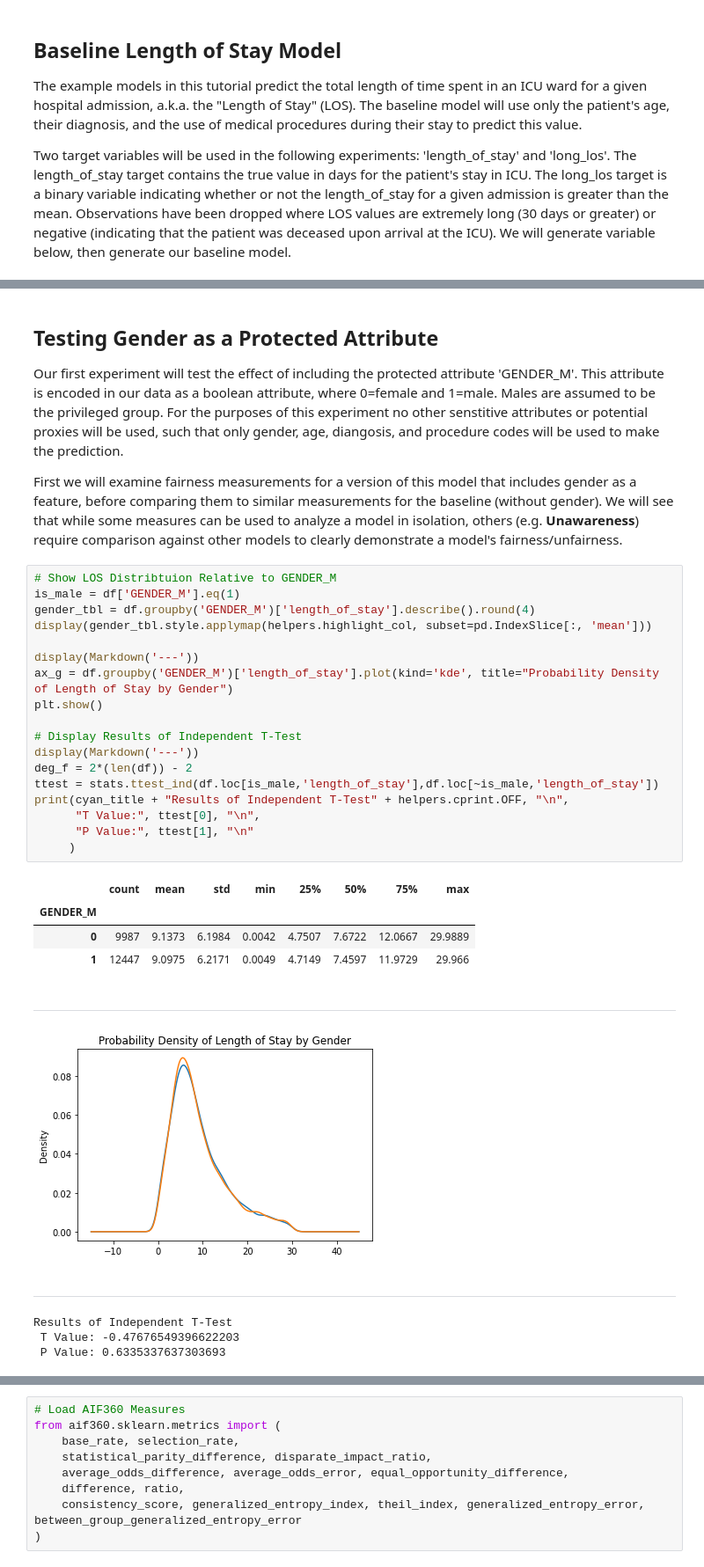
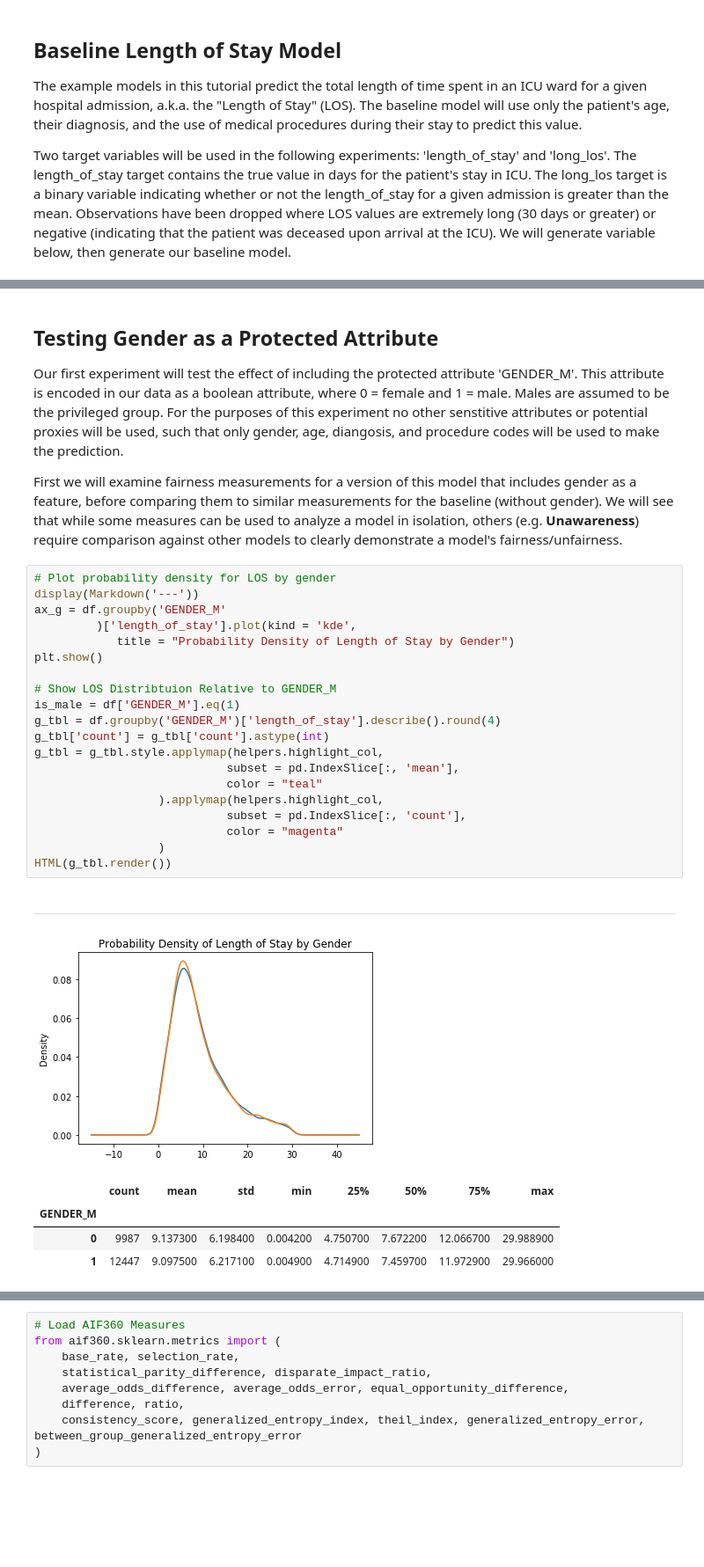
Before and after one commit to KenSciResearch/fairMLHealth, a Jupyter notebook: publications/KDD2020-FairnessInhealthcareML-TutorialNotebook.ipynb, the cells around one changed output, grey strips where cells are left out. Shown: that part at 88% size. Cells and saved outputs as stored; diff of their text form; blank space fills up the shorter version.

```diff
--- a/fairMLHealth/tutorial_and_examples/kdd_fairness_in_healthcare_tutorial.ipynb
+++ b/publications/KDD2020-FairnessInhealthcareML-TutorialNotebook.ipynb
@@ -171,36 +223,34 @@ weighted avg       0.78      0.78      0.78      7404
 # %% [markdown]
 ## Testing Gender as a Protected Attribute
-Our first experiment will test the effect of including the protected attribute 'GENDER_M'. This attribute is encoded in our data as a boolean attribute, where 0=female and 1=male. Males are assumed to be the privileged group. For the purposes of this experiment no other senstitive attributes or potential proxies will be used, such that only gender, age, diangosis, and procedure codes will be used to make the prediction.
+Our first experiment will test the effect of including the protected attribute 'GENDER_M'. This attribute is encoded in our data as a boolean attribute, where 0 = female and 1 = male. Males are assumed to be the privileged group. For the purposes of this experiment no other senstitive attributes or potential proxies will be used, such that only gender, age, diangosis, and procedure codes will be used to make the prediction.
 
 First we will examine fairness measurements for a version of this model that includes gender as a feature, before comparing them to similar measurements for the baseline (without gender). We will see that while some measures can be used to analyze a model in isolation, others (e.g. **Unawareness**) require comparison against other models to clearly demonstrate a model's fairness/unfairness.
-# %%
-# Show LOS Distribtuion Relative to GENDER_M
-is_male = df['GENDER_M'].eq(1)
-gender_tbl = df.groupby('GENDER_M')['length_of_stay'].describe().round(4)
-display(gender_tbl.style.applymap(helpers.highlight_col, subset=pd.IndexSlice[:, 'mean']))
-
-display(Markdown('---'))
-ax_g = df.groupby('GENDER_M')['length_of_stay'].plot(kind='kde', title="Probability Density of Length of Stay by Gender")
-plt.show()
-
-# Display Results of Independent T-Test
-display(Markdown('---'))
-deg_f = 2*(len(df)) - 2
-ttest = stats.ttest_ind(df.loc[is_male,'length_of_stay'],df.loc[~is_male,'length_of_stay'])
-print(cyan_title + "Results of Independent T-Test" + helpers.cprint.OFF, "\n",
-      "T Value:", ttest[0], "\n",
-      "P Value:", ttest[1], "\n"
-     )
-# %% [output]
-|  | count | mean | std | min | 25% | 50% | 75% | max |
-| GENDER_M |  |  |  |  |  |  |  |  |
-| 0 | 9987 | 9.1373 | 6.1984 | 0.0042 | 4.7507 | 7.6722 | 12.0667 | 29.9889 |
-| 1 | 12447 | 9.0975 | 6.2171 | 0.0049 | 4.7149 | 7.4597 | 11.9729 | 29.966 |
----
-[figure, removed]
----
-Results of Independent T-Test
- T Value: -0.47676549396622203
- P Value: 0.6335337637303693
+# %%
+# Plot probability density for LOS by gender
+display(Markdown('---'))
+ax_g = df.groupby('GENDER_M'
+         )['length_of_stay'].plot(kind = 'kde',
+            title = "Probability Density of Length of Stay by Gender")
+plt.show()
+
+# Show LOS Distribtuion Relative to GENDER_M
+is_male = df['GENDER_M'].eq(1)
+g_tbl = df.groupby('GENDER_M')['length_of_stay'].describe().round(4)
+g_tbl['count'] = g_tbl['count'].astype(int)
+g_tbl = g_tbl.style.applymap(helpers.highlight_col,
+                            subset = pd.IndexSlice[:, 'mean'],
+                            color = "teal"
+                  ).applymap(helpers.highlight_col,
+                            subset = pd.IndexSlice[:, 'count'],
+                            color = "magenta"
+                  )
+HTML(g_tbl.render())
+# %% [output]
+---
+[figure, added]
+|  | count | mean | std | min | 25% | 50% | 75% | max |
+| GENDER_M |  |  |  |  |  |  |  |  |
+| 0 | 9987 | 9.137300 | 6.198400 | 0.004200 | 4.750700 | 7.672200 | 12.066700 | 29.988900 |
+| 1 | 12447 | 9.097500 | 6.217100 | 0.004900 | 4.714900 | 7.459700 | 11.972900 | 29.966000 |
 # %%
 # Update Split Data to Include Gender as a Feature
```
Also changed, not shown: parts of 79 cells of this notebook, 32 other files.
